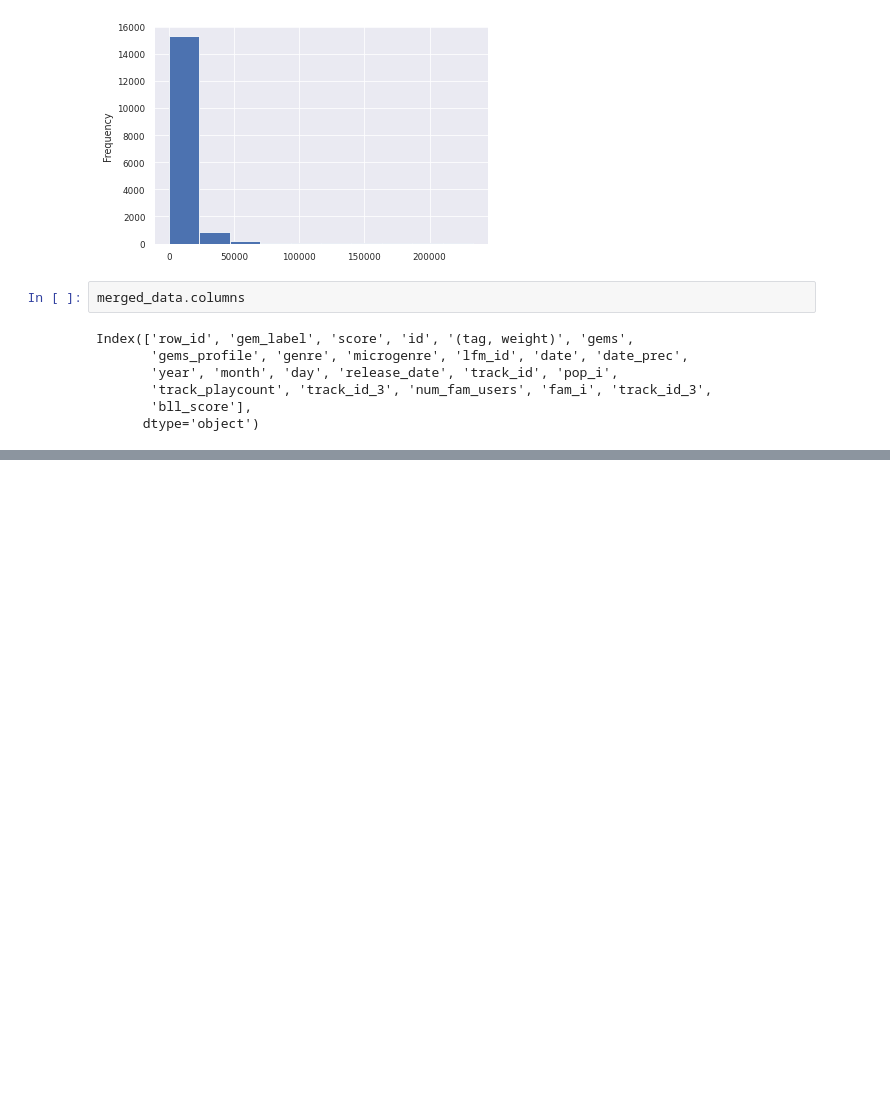
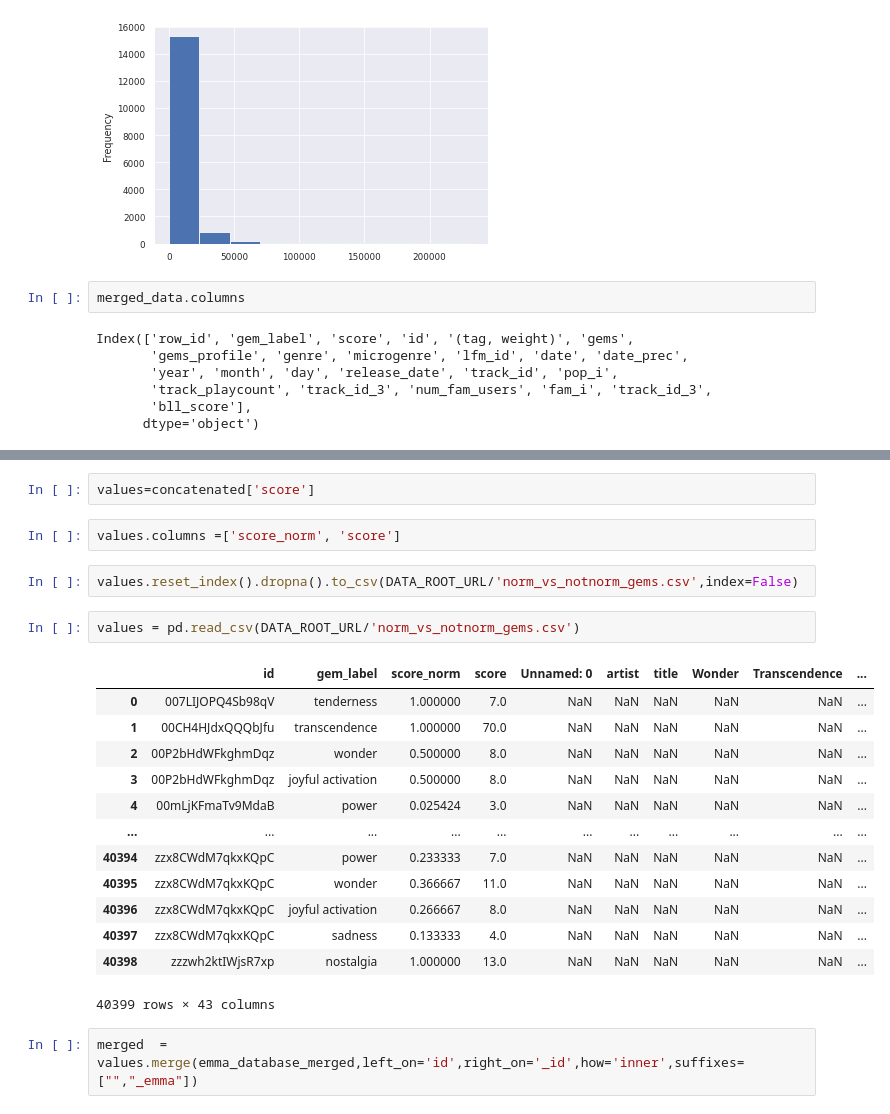
Before and after one commit to mmosc/emo-mrs, a Jupyter notebook: notebooks/calculation_emotion.ipynb, the cells around one changed output, grey strips where cells are left out. Saved outputs shown, nothing was run; the diff lists cells and outputs as text; blank space fills up the shorter version.

Commit message:
update on values non-stable yet

```diff
--- a/notebooks/calculation_emotion.ipynb
+++ b/notebooks/calculation_emotion.ipynb
@@ -437,0 +455,24 @@ Index(['row_id', 'gem_label', 'score', 'id', '(tag, weight)', 'gems',
+# %%
+values=concatenated['score']
+# %%
+values.columns =['score_norm', 'score']
+# %%
+values.reset_index().dropna().to_csv(DATA_ROOT_URL/'norm_vs_notnorm_gems.csv',index=False)
+# %%
+values = pd.read_csv(DATA_ROOT_URL/'norm_vs_notnorm_gems.csv')
+# %% [output]
+|  | id | gem_label | score_norm | score | Unnamed: 0 | artist | title | Wonder | Transcendence | ... |
+| 0 | 007LIJOPQ4Sb98qV | tenderness | 1.000000 | 7.0 | NaN | NaN | NaN | NaN | NaN | ... |
+| 1 | 00CH4HJdxQQQbJfu | transcendence | 1.000000 | 70.0 | NaN | NaN | NaN | NaN | NaN | ... |
+| 2 | 00P2bHdWFkghmDqz | wonder | 0.500000 | 8.0 | NaN | NaN | NaN | NaN | NaN | ... |
+| 3 | 00P2bHdWFkghmDqz | joyful activation | 0.500000 | 8.0 | NaN | NaN | NaN | NaN | NaN | ... |
+| 4 | 00mLjKFmaTv9MdaB | power | 0.025424 | 3.0 | NaN | NaN | NaN | NaN | NaN | ... |
+| ... | ... | ... | ... | ... | ... | ... | ... | ... | ... | ... |
+| 40394 | zzx8CWdM7qkxKQpC | power | 0.233333 | 7.0 | NaN | NaN | NaN | NaN | NaN | ... |
+| 40395 | zzx8CWdM7qkxKQpC | wonder | 0.366667 | 11.0 | NaN | NaN | NaN | NaN | NaN | ... |
+| 40396 | zzx8CWdM7qkxKQpC | joyful activation | 0.266667 | 8.0 | NaN | NaN | NaN | NaN | NaN | ... |
+| 40397 | zzx8CWdM7qkxKQpC | sadness | 0.133333 | 4.0 | NaN | NaN | NaN | NaN | NaN | ... |
+| 40398 | zzzwh2ktIWjsR7xp | nostalgia | 1.000000 | 13.0 | NaN | NaN | NaN | NaN | NaN | ... |
+40399 rows × 43 columns
+# %%
+merged  = values.merge(emma_database_merged,left_on='id',right_on='_id',how='inner',suffixes=["","_emma"])
```
Also changed, not shown: parts of 16 cells of this notebook, 4 other files.
